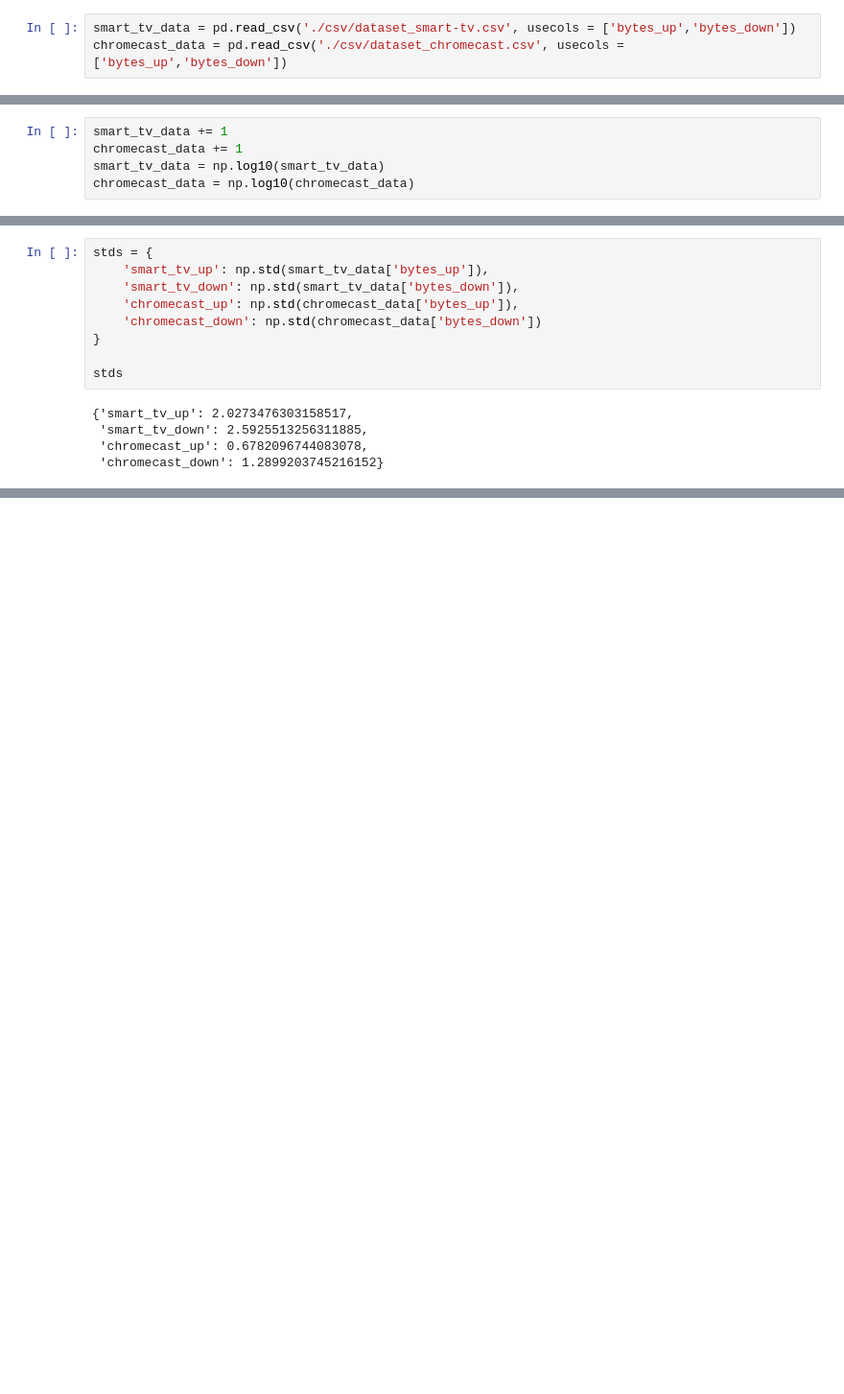
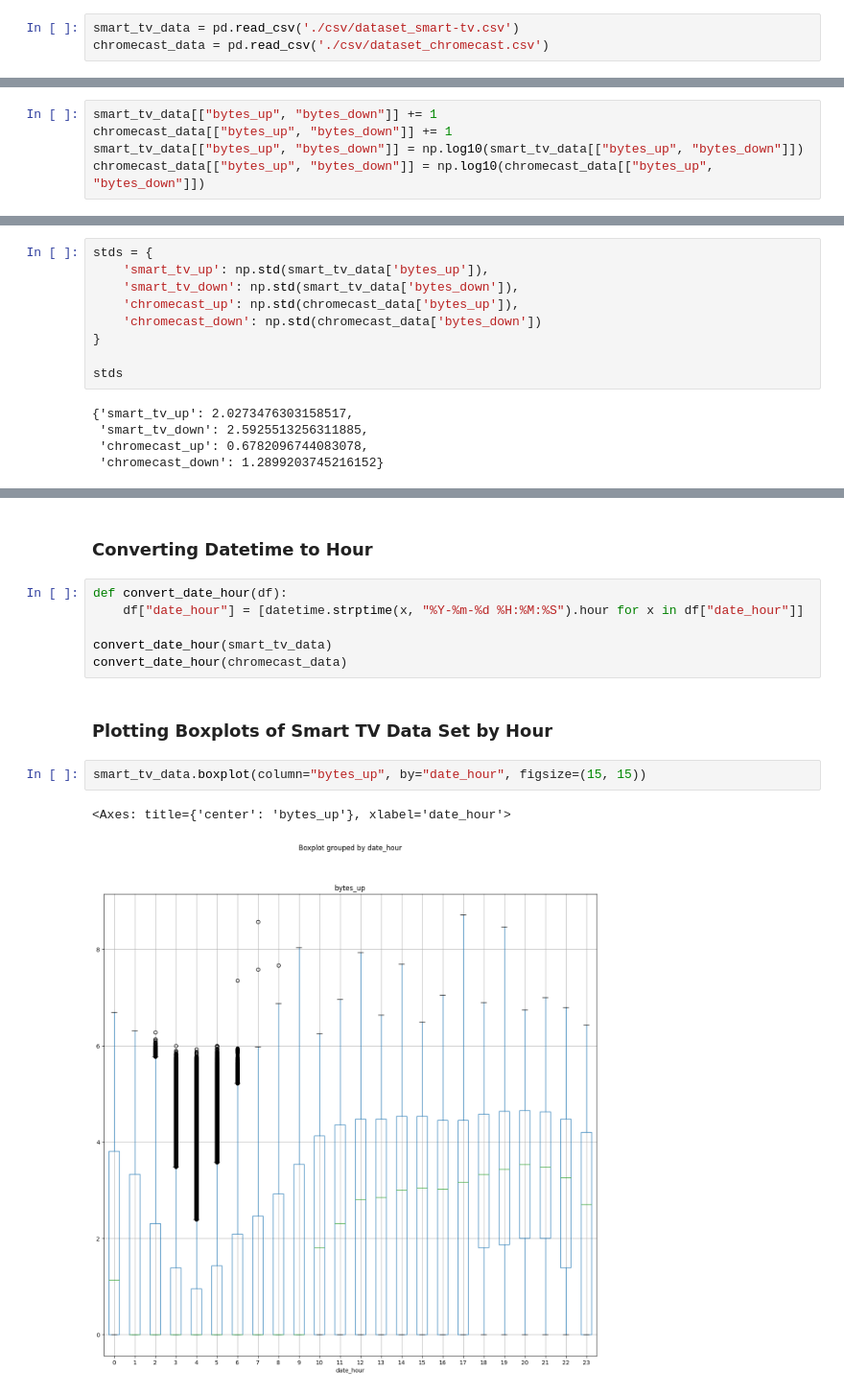
Before and after one commit to lucas-inocencio/Probability-and-Statistics, a Jupyter notebook: src/main.ipynb, the cells around one changed output, grey strips where cells are left out. Shown: that part at 96% size. Saved outputs shown, nothing was run; the diff lists cells and outputs as text; blank space fills up the shorter version.

```diff
--- a/src/main.ipynb
+++ b/src/main.ipynb
@@ -27,3 +48,3 @@ Loading data
 # %%
-smart_tv_data = pd.read_csv('./csv/dataset_smart-tv.csv', usecols = ['bytes_up','bytes_down'])
-chromecast_data = pd.read_csv('./csv/dataset_chromecast.csv', usecols = ['bytes_up','bytes_down'])
+smart_tv_data = pd.read_csv('./csv/dataset_smart-tv.csv')
+chromecast_data = pd.read_csv('./csv/dataset_chromecast.csv')
@@ -32,5 +53,5 @@ Data Preprocessing
 # %%
-smart_tv_data += 1
-chromecast_data += 1
-smart_tv_data = np.log10(smart_tv_data)
-chromecast_data = np.log10(chromecast_data)
+smart_tv_data[["bytes_up", "bytes_down"]] += 1
+chromecast_data[["bytes_up", "bytes_down"]] += 1
+smart_tv_data[["bytes_up", "bytes_down"]] = np.log10(smart_tv_data[["bytes_up", "bytes_down"]])
+chromecast_data[["bytes_up", "bytes_down"]] = np.log10(chromecast_data[["bytes_up", "bytes_down"]])
@@ -181,0 +201,15 @@ stds
+# %% [markdown]
+### Converting Datetime to Hour
+# %%
+def convert_date_hour(df):
+    df["date_hour"] = [datetime.strptime(x, "%Y-%m-%d %H:%M:%S").hour for x in df["date_hour"]]
+
+convert_date_hour(smart_tv_data)
+convert_date_hour(chromecast_data)
+# %% [markdown]
+### Plotting Boxplots of Smart TV Data Set by Hour
+# %%
+smart_tv_data.boxplot(column="bytes_up", by="date_hour", figsize=(15, 15))
+# %% [output]
+<Axes: title={'center': 'bytes_up'}, xlabel='date_hour'>
+[figure, added]
```
Also changed, not shown: parts of 32 cells of this notebook, 2 other files.
